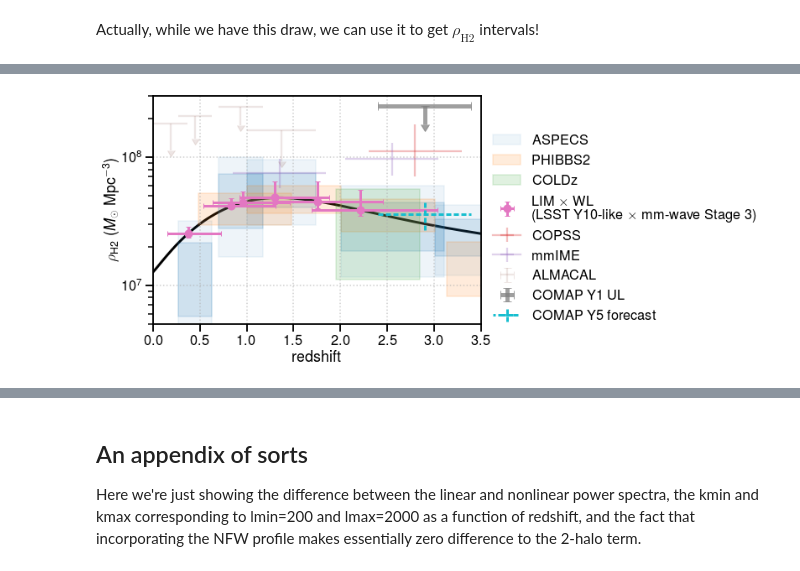
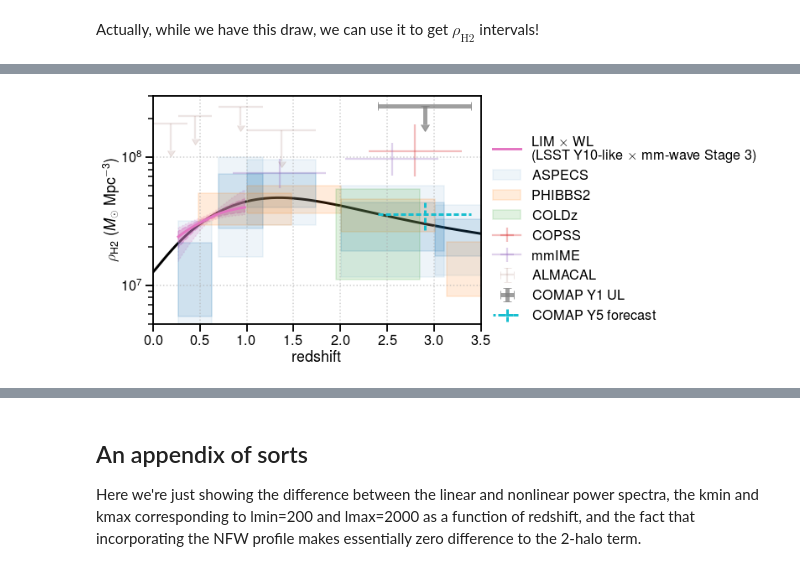
Before and after one commit to dongwooc/lim-lensing-predictions, a Jupyter notebook: code.ipynb, the cells around one changed output, grey strips where cells are left out. Saved outputs shown, nothing was run; the diff lists cells and outputs as text; code cells hidden in the pictures.

```diff
--- a/code.ipynb
+++ b/code.ipynb
@@ -964,0 +956,12 @@ loglik((1.38,np.polyval(np.polyfit(draw[:,0],draw[:,1],1),1.38),1.07))
+# %%
+#draw = np.random.multivariate_normal(fiducial[:2],cov_params_Y10[:2,:2],size=10000)
+draw = sampler.get_chain()[1000:,:,:2].reshape((-1,2))
+LCO = np.logspace(8,11,2)
+LIR = 10**(draw[None,:,0]*np.log10(LCO)[:,None]+draw[None,:,1])
+pl.loglog(LCO,np.median(LIR,axis=1))
+pl.fill_between(LCO,np.percentile(LIR,16,axis=1),np.percentile(LIR,84,axis=1),alpha=0.15)
+pl.fill_between(LCO,np.percentile(LIR,2.5,axis=1),np.percentile(LIR,97.5,axis=1),color='C0',alpha=0.15)
+pl.grid(True,alpha=0.63,ls=':')
+pl.autoscale(tight=True,axis='x')
+pl.xlabel('LCO')
+pl.ylabel('LIR')
@@ -1022,11 +1125,20 @@ rhoH2_fid[int(z_midband[0]//0.01)]
+# %%
+z_highnz = zbins[np.where(nz_Y10(zbins)>np.max(nz_Y10(zbins))*0.75)]
+# %%
+dndlog10m_z_highnz = []
+for z in z_highnz:
+    h_for_Dz.update(z=z)
+    dndlog10m_z_highnz.append(h_for_Dz.dndlog10m)
+# %%
+rhoH2_draws_z_highnz = [alpha_CO_H2*np.trapz(dndlog10m_*10**((np.log10(unimachsfr.sfr_from_Mh(h.m/littleh,z_)*1.5)[None,:]\
+                                          +9.76-draw[:,1][:,None])/draw[:,0][:,None]),np.log10(h.m))*littleh**3 for z_,dndlog10m_ in zip(z_highnz,dndlog10m_z_highnz)]
 # %%
 BASE_ALPHA = 0.15
 pl.figure(figsize=(7,5))#.set_tight_layout(True)
 pl.semilogy(zbins,rhoH2_fid,'k',lw=3,zorder=0)
-#pl.semilogy((-1,),(-1,),'C9',ls='--',lw=3,label='LIM $\\times$ WL\n(LSST Y10-like $\\times$ mm-wave Stage 3)')
-##[pl.semilogy(zbins,np.percentile(np.array(rhoH2_draws),pct,axis=1),'C9',ls='--') for pct in (16,84)]
-##[pl.semilogy(zbins,np.percentile(np.array(rhoH2_draws),pct,axis=1),'C9',ls='--',alpha=0.2) for pct in (2.5,97.5)]
-pl.errorbar(z_midband,np.median(np.array(rhoH2_draws_midband),axis=-1),yerr=(np.diff(np.percentile(np.array(rhoH2_draws_midband),(16,50),axis=-1),axis=0)[0],np.diff(np.percentile(np.array(rhoH2_draws_midband),(50,84),axis=-1),axis=0)[0]),xerr=(np.array(z_midband)-np.array(z_edges)[:,0],np.array(z_edges)[:,-1]-np.array(z_midband)),c='C6',lw=3,label='LIM $\\times$ WL\n(LSST Y10-like $\\times$ mm-wave Stage 3)',fmt='o',capsize=3)
+pl.plot(z_highnz,np.median(rhoH2_draws_z_highnz,axis=-1),'C6',lw=3,label='LIM $\\times$ WL\n(LSST Y10-like $\\times$ mm-wave Stage 3)')
+pl.fill_between(z_highnz,*np.percentile(rhoH2_draws_z_highnz,(16,84),axis=-1),color='C6',ls='--',alpha=0.42)
+pl.fill_between(z_highnz,*np.percentile(rhoH2_draws_z_highnz,(2.5,97.5),axis=-1),color='C6',ls=':',alpha=0.21)
 pl.fill_between((2.008,3.107),(1.164e7,)*2,(6.007e7,)*2,label='ASPECS',alpha=BASE_ALPHA/2,color='C0')
 pl.fill_between((2.008,3.107),(1.844e7,)*2,(4.438e7,)*2,alpha=BASE_ALPHA,color='C0')
 pl.fill_between((1.006,1.738),(2.953e7,)*2,(9.462e7,)*2,alpha=BASE_ALPHA/2,color='C0')
@@ -1047,31 +1159,31 @@ pl.fill_between((4.2451,5.2451),( 3.83e6,)*2,(16.58e6,)*2,alpha=BASE_ALPHA,color
 pl.fill_between((1.95,2.85),(1.1e7,1.1e7),(5.6e7,5.6e7),label='COLDz',alpha=BASE_ALPHA,color='C2')
 #pl.errorbar(3,2e7,1,label=' ',alpha=0)
 pl.errorbar(2.8,1.1e8,yerr=np.array(((0.4,0.7),)).T*1e8,xerr=0.5,label='COPSS',color='C3',alpha=2*BASE_ALPHA)
 pl.errorbar(2.55,9.7e7,yerr=np.array(((2.5,3.2),)).T*1e7,xerr=0.5,label='mmIME',color='C4',alpha=2*BASE_ALPHA)
 pl.errorbar(1.35,7.5e7,yerr=np.array(((1.8,2.2),)).T*1e7,xerr=0.5,color='C4',alpha=2*BASE_ALPHA)
 _,c,_ = pl.errorbar(0.186,10**8.26,yerr=0.7e8,xerr=0.183,uplims=True,label='ALMACAL',color='C5',linestyle='',alpha=BASE_ALPHA)
 #c[0].set_alpha(0)
 pl.errorbar(0.45095,10**8.32,yerr=0.7e8,xerr=0.17965,uplims=True,color='C5',alpha=BASE_ALPHA)
 pl.errorbar(0.9347,10**8.39,yerr=0.7e8,xerr=0.2397,uplims=True,color='C5',alpha=BASE_ALPHA)
 pl.errorbar(1.372,10**8.21,yerr=0.7e8,xerr=0.366,uplims=True,color='C5',alpha=BASE_ALPHA)
 _,c,_ = pl.errorbar(2.9,2.5e8,yerr=0.7e8,xerr=0.5,uplims=True,label='COMAP Y1 UL',color='C7',lw=5,capsize=5,linestyle='',alpha=5*BASE_ALPHA)
 _,c,cc = pl.errorbar(2.9,3.6e7,yerr=0.9e7,xerr=0.5,label='COMAP Y5 forecast',color='C9',lw=3,ls=(1,(2,1)))
 cc[0].set_linestyle((0, (2,1)))
 cc[1].set_linestyle((0, (2,1)))
 '''
 _,c,cc = pl.errorbar(2.9,9.0e7,yerr=2.7e7,xerr=0.5,label='Li+2016--Keating+2020',color='C8',lw=2,ls=(1,(2,1)))
 pl.errorbar(2.9,9.0e7,yerr=0.47e7,xerr=0.5,label='\\emph{---stronger model assumptions}',color='C9',lw=1,ls=(1,(2,1)),capsize=5)
 cc[0].set_linestyle((0, (2,1)))
 cc[1].set_linestyle((0, (2,1)))
 '''
 pl.gca().set_yscale('log')
 pl.ylabel('$\\rho_\\text{H2}$ ($M_\\odot$ Mpc$^{-3}$)')
 pl.xlabel('redshift')
 pl.grid(True,ls=':',alpha=0.63)
 pl.xlim(0,3.5)
 pl.ylim(5e6,3e8)
 pl.legend(loc='lower left',frameon=False,bbox_to_anchor=(1,-0.05))
 pl.savefig('rhoH2_illust.pdf',bbox_inches='tight')
 pl.savefig('rhoH2_illust.png',bbox_inches='tight',dpi=288)
 # %% [output]
-[figure, old version]
+[figure, new version]
```
Also changed, not shown: parts of 263 cells of this notebook, 12 other files.
